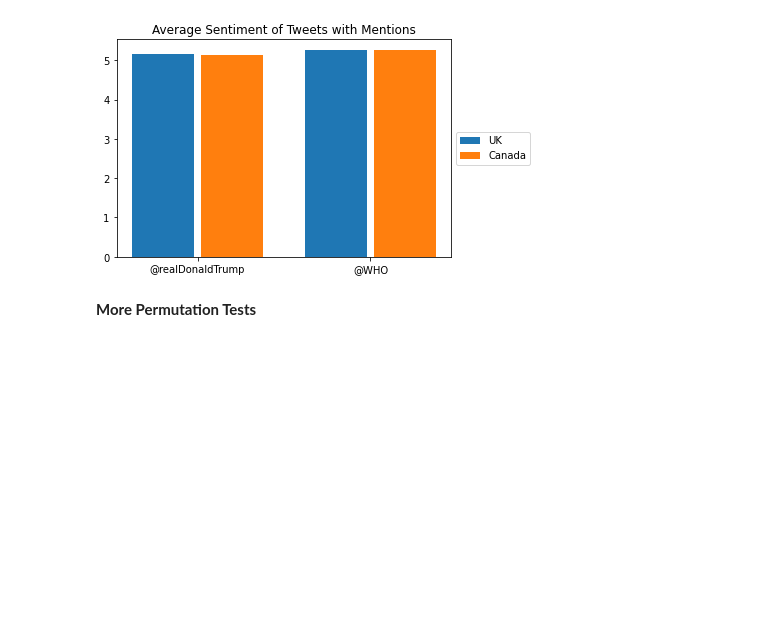
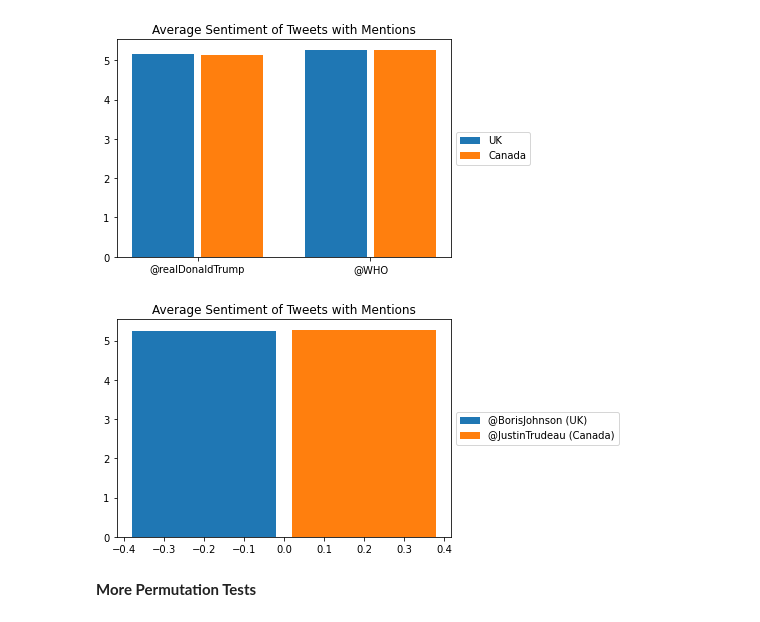
Before and after one commit to HuayuanSong/2805_covid_tweets, a Jupyter notebook: graph_all.ipynb, the cells around one changed output. Drawn from its saved outputs; the diff is of its cells as text; code cells hidden in the pictures; blank space fills up the shorter version.

Commit message:
Finished main.ipynb and added updates to sent. & .all

```diff
--- a/graph_all.ipynb
+++ b/graph_all.ipynb
@@ -711,5 +711,17 @@ plt.title("Average Sentiment of Tweets with Mentions")
 plt.show()
 # %% [output]
 [figure]
+# %%
+data = {
+        "@BorisJohnson (UK)": [mean_sent_bo],
+        "@JustinTrudeau (Canada)": [mean_sent_ju],
+    }
+
+fig, ax = plt.subplots()
+bar_plot(ax, data, total_width=.8, single_width=.9)
+plt.title("Average Sentiment of Tweets with Mentions")
+plt.show()
+# %% [output]
+[figure, added]
 # %% [markdown]
 **More Permutation Tests**
```
Also changed, not shown: parts of 50 cells of this notebook, 1 other file.
